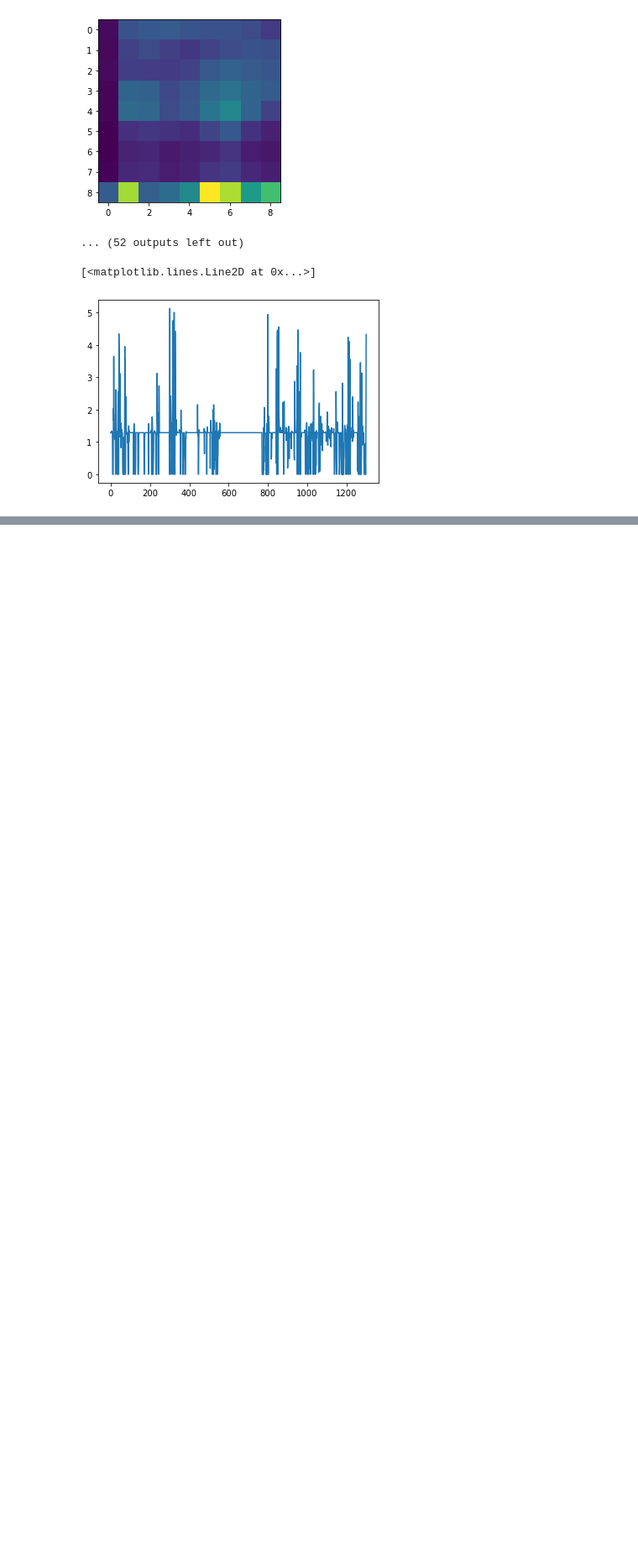
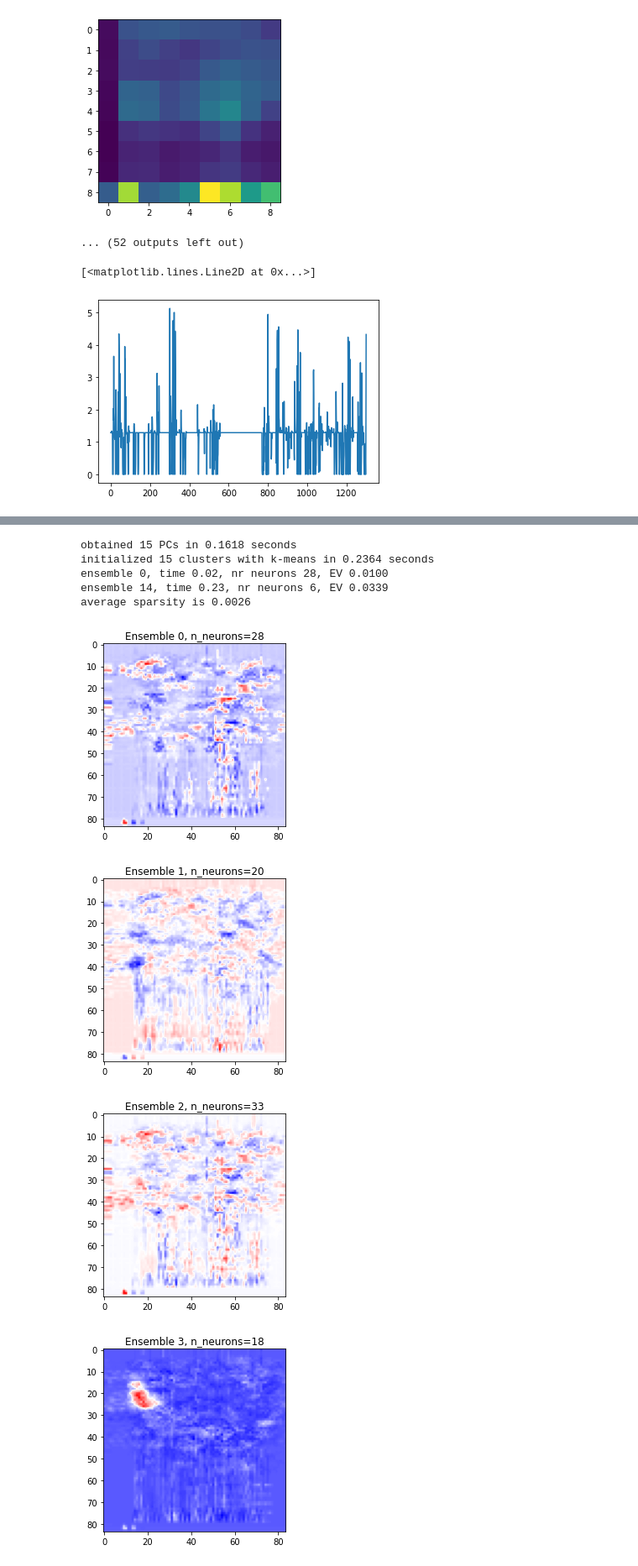
Before and after one commit to mariakesa/UdacityMachineLearningEngineerNanoDegree, a Jupyter notebook: dev/RunningTrainedNet.ipynb, the cells around one changed output, grey strips where cells are left out. Shown at 84% size. Drawn from its saved outputs; the diff is of its cells as text; code cells hidden in the pictures; blank space fills up the shorter version.

Commit message:
EnsemblePursuit receptive fields

```diff
--- a/dev/RunningTrainedNet.ipynb
+++ b/dev/RunningTrainedNet.ipynb
@@ -622,8 +622,8 @@ for i, submodule in enumerate(rl_net.net.modules()):
 # %% [markdown]
 # Dimensionality Reduction
 # %%
-t_arr=np.zeros((64*9*9,1300))
-for j in range(0,1300):
+t_arr=np.zeros((64*9*9,1386))
+for j in range(0,1386):
     t_arr[:,j]=rl_net.activations[6][j].flatten()
 # %%
 from sklearn.decomposition import PCA
@@ -660,0 +667,21 @@ plt.plot(t_arr[1])
+# %%
+from EnsemblePursuit.EnsemblePursuit import EnsemblePursuit
+def compute_rfield(imgs,V):
+    imgs=imgs.T
+    lam=10
+    npix=84*84
+    B0 = np.linalg.solve((imgs @ imgs.T + lam * np.eye(npix)),  (imgs @ V)).reshape(84,84,15)
+    return B0
+
+def receptive_fields_of_ind_layers(t_arr,imgs):
+    neurons=t_arr.T
+    ep=EnsemblePursuit(n_components=15,n_kmeans=15,lam=0.5)
+    ep.fit(neurons)
+    V=ep.components_
+    U=ep.weights.flatten()
+    B0=compute_rfield(imgs,V)
+    for j in range(0,15):
+        n_neurons=np.nonzero(ep.weights[:,j].flatten())[0].shape[0]
+        plt.imshow(B0[:,:,j],cmap='bwr')
+        plt.title('Ensemble '+str(j)+', n_neurons='+str(n_neurons))
+        plt.show()
@@ -660,0 +696,12 @@ plt.plot(t_arr[1])
+# %%
+receptive_fields_of_ind_layers(t_arr,rl_net.im_arr)
+# %% [output]
+obtained 15 PCs in 0.1618 seconds
+initialized 15 clusters with k-means in 0.2364 seconds
+ensemble 0, time 0.02, nr neurons 28, EV 0.0100
+ensemble 14, time 0.23, nr neurons 6, EV 0.0339
+average sparsity is 0.0026
+[figure, added]
+[figure, added]
+[figure, added]
+[figure, added]
```
Also changed, not shown: parts of 5 cells of this notebook.
